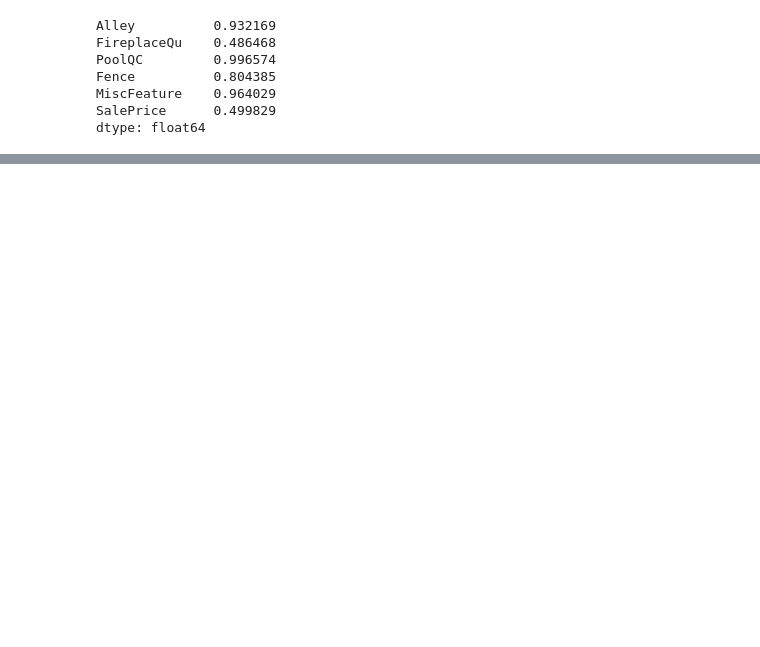
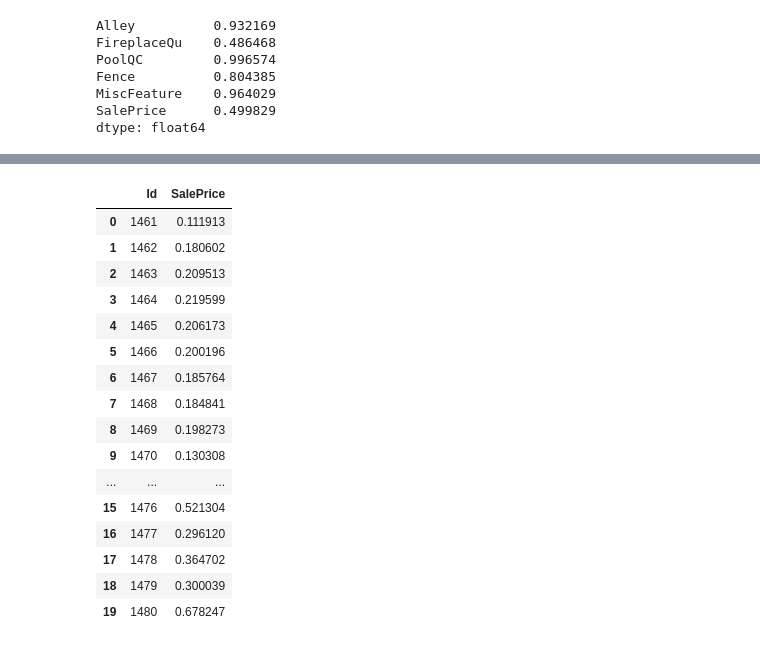
Before and after one commit to dlsdnjs96/Machine_Learning, a Jupyter notebook: HousePrice2.ipynb, the cells around one changed output, grey strips where cells are left out. Drawn from its saved outputs; the diff is of its cells as text; code cells hidden in the pictures; blank space fills up the shorter version.

```diff
--- a/HousePrice2.ipynb
+++ b/HousePrice2.ipynb
@@ -127,3 +214,10 @@ data_nonObject.describe()
+# %%
+scaler = MinMaxScaler()
+dump = data_nonObject
+
+scaler.fit(dump)
+dump_ = scaler.transform(dump)
+dump = pd.DataFrame(dump_, columns=dump.columns, index=data_nonObject.index)
+dump['SalePrice'] = data_nonObject['SalePrice']
 # %%
-all_data = pd.merge(dummy_data, data_nonObject, right_index=True, left_index=True)
-all_data.head()
+all_data = pd.merge(dummy_data, dump, right_index=True, left_index=True)
@@ -143,9 +228,9 @@ train = all_data[:nTrain]
 test = all_data[nTrain:]
 
 cormat = train.corr()
-df = cormat.index[abs(cormat['SalePrice']) >= 0.2]
+df = cormat.index[abs(cormat['SalePrice']) >= 0.1]
 train = train[df]
 test = test[df.drop('SalePrice')]
 all_data = all_data[df]
-all_data.head()
+df
 # %% [output]
@@ -195,7 +258,7 @@ train_x.describe()
 from sklearn.model_selection import GridSearchCV
 from xgboost import XGBRegressor
 
-xgb = XGBRegressor()
+xgb = XGBRegressor(randome_state = 37)
 
 param = {
     'max_depth':[2,3,4],
@@ -240,3 +306,23 @@ val mae score: 0.09413574985483512
 pred = grid_search.predict(test_x)
 submission['SalePrice'] = np.expm1(pred)
 submission.to_csv('/content/drive/MyDrive/Colab Notebooks/HousePrices/submission.csv', index=False)
+# %%
+submission.head(20)
+# %% [output]
+|  | Id | SalePrice |
+| 0 | 1461 | 0.111913 |
+| 1 | 1462 | 0.180602 |
+| 2 | 1463 | 0.209513 |
+| 3 | 1464 | 0.219599 |
+| 4 | 1465 | 0.206173 |
+| 5 | 1466 | 0.200196 |
+| 6 | 1467 | 0.185764 |
+| 7 | 1468 | 0.184841 |
+| 8 | 1469 | 0.198273 |
+| 9 | 1470 | 0.130308 |
+| ... | ... | ... |
+| 15 | 1476 | 0.521304 |
+| 16 | 1477 | 0.296120 |
+| 17 | 1478 | 0.364702 |
+| 18 | 1479 | 0.300039 |
+| 19 | 1480 | 0.678247 |
```
Also changed, not shown: parts of 11 cells of this notebook.
